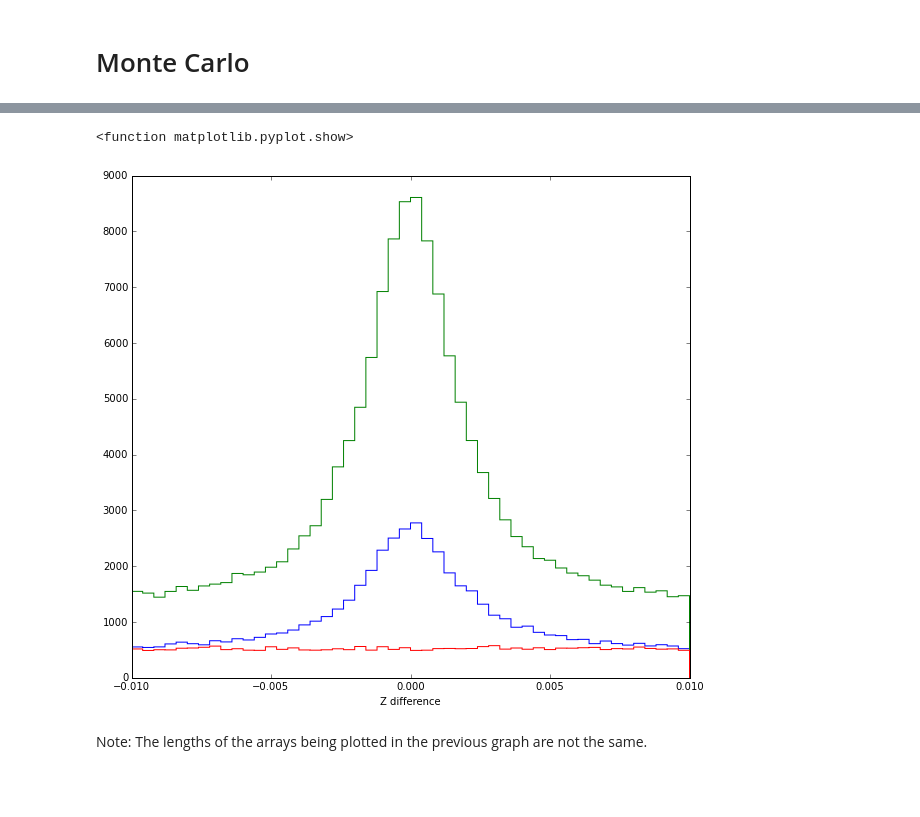
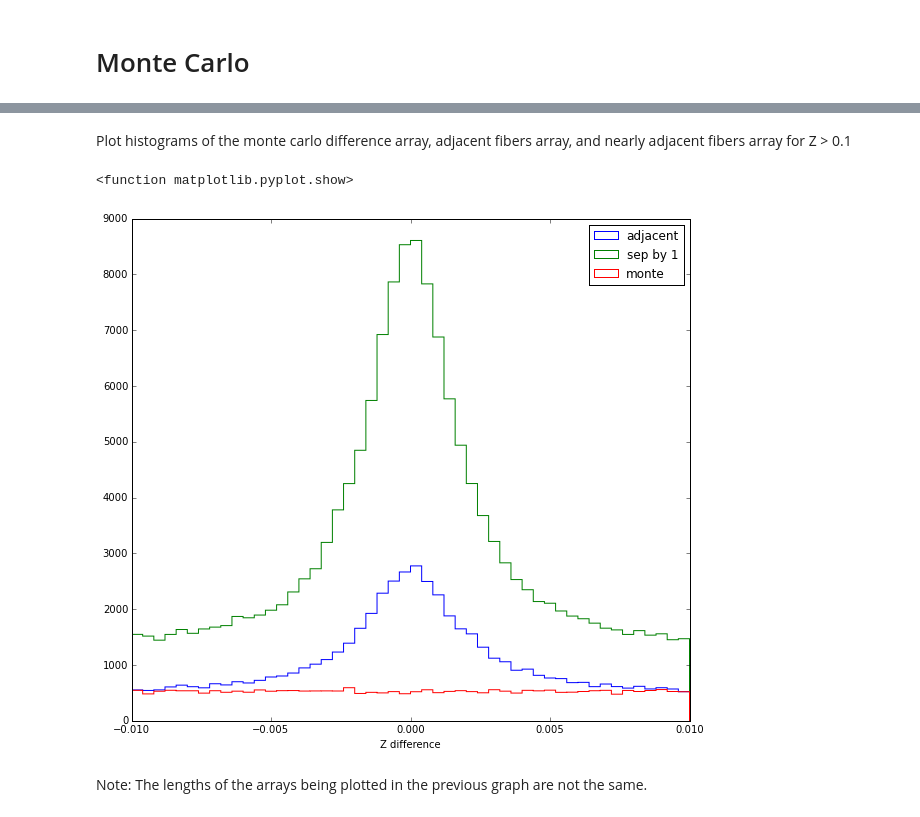
Before and after one commit to kgage/bossghost, a Jupyter notebook: ZChecking.ipynb, the cells around one changed output, grey strips where cells are left out. Drawn from its saved outputs; the diff is of its cells as text; code cells hidden in the pictures; blank space fills up the shorter version.

```diff
--- a/ZChecking.ipynb
+++ b/ZChecking.ipynb
@@ -7,7 +8,14 @@ XMAX = .01
 # %%
 def find_redshift_diffs(file_name):
     """
-    Stuff
+    Return Z fifferences in adjacent and nearly adjacent fibers
+
+    Args:
+        file_name(str): name or path of file built from bossquery. Must have PLATE,FIBER,Z
+
+    Retruns:
+        plus1(np.ndarray): Z differences between adjacent fibers (same plate, fiber number diff of 1)
+        plus2(np.ndarray):Z differences of fibers on same plate with fiber diff of 2
     """
     opened = False
     plus1 = []
@@ -25,6 +33,7 @@ def find_redshift_diffs(file_name):
     else:
         for line in f:
             lines.append(line.split())
+##### Acquiring redshift data #####
         for i in range(len(lines)-1):
             if lines[i][plate_i] == lines[i+1][plate_i]:
                 if int(lines[i][fiber_i]) == int(lines[i+1][fiber_i])-1:
@@ -123,9 +137,17 @@ plt.show
 # %% [markdown]
 # Monte Carlo
 # %%
-def monte_carlo(file_name):
+def monte_carlo(file_name, n):
     """
-    Stuff
+    Return two randomly generated arrays of Z values from objects in file
+
+    Args:
+        file_name(str): name or path of file generated by bossquery. Must have Z column
+        n(int): length of array to be made
+
+    Returns:
+        monte1(np.ndarray): array of randomly picked Z values from the given file
+        monte2(np.ndarray): array of randomly picked Z values from the given file
     """
     opened = False
     lines = []
@@ -137,15 +159,20 @@ def monte_carlo(file_name):
     except:
         print('FAILED')
     else:
+##### Create a list of all Z values for objects in file #####
         for line in f:
             lines.append(float(line.split()[z_i]))
     finally:
         if opened:
             f.close()
-    monte1 = np.random.choice(lines, size = 1000000, replace = False)
-    monte2 = np.random.choice(lines, size = 1000000, replace = False)
+##### Use the list of Z values as the base for the randomized drawing #####
+    monte1 = np.random.choice(lines, size = n, replace = False)
+    monte2 = np.random.choice(lines, size = n, replace = False)
     return monte1, monte2
 # %%
-a0_1, a0_2 = monte_carlo('mjd0.dat')
-a1_1, a1_2 = monte_carlo('mjd1.dat')
-a5_1, a5_2 = monte_carlo('mjd5.dat')
+a0_1, a0_2 = monte_carlo('mjd0.dat', 1000000)
+#random selection of Z values from all objects
+a1_1, a1_2 = monte_carlo('mjd1.dat', 1000000)
+#random selection of Z values from all objects with Z > 0.1
+a5_1, a5_2 = monte_carlo('mjd5.dat', 1000000)
+#random selection of Z values from all objects with Z > 0.5
@@ -174,14 +204,16 @@ plt.show
+# %% [markdown]
+Plot histograms of the monte carlo difference array, adjacent fibers array, and nearly adjacent fibers array for Z > 0.1
 # %%
 plt.figure(figsize = (10,9))
 plt.hist(info1_1, histtype = 'step', bins = np.linspace(-XMAX,XMAX,51), label = 'adjacent')
 plt.hist(info1_2, histtype = 'step', bins = np.linspace(-XMAX,XMAX,51), label = 'sep by 1')
 plt.hist(a1_1-a1_2, histtype = 'step', bins = np.linspace(-XMAX,XMAX,51), label = 'monte')
 plt.xlim(-XMAX,XMAX)
 plt.xlabel('Z difference')
-#plt.legend()
+plt.legend()
 plt.show
 # %% [output]
 <function matplotlib.pyplot.show>
-[figure, old version]
+[figure, new version]
 # %% [markdown]
 Note: The lengths of the arrays being plotted in the previous graph are not the same.
```
Also changed, not shown: parts of 16 cells of this notebook.
